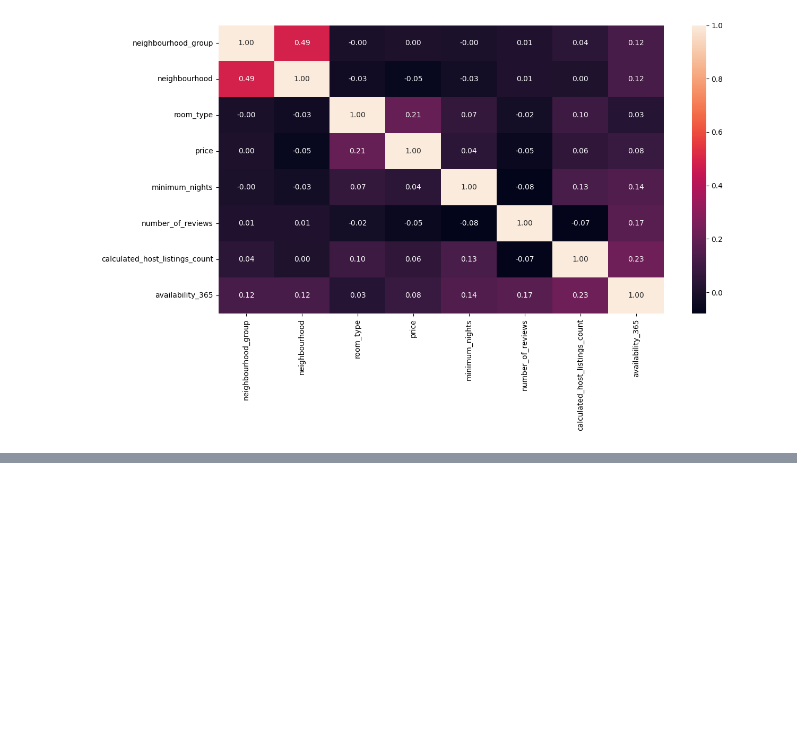
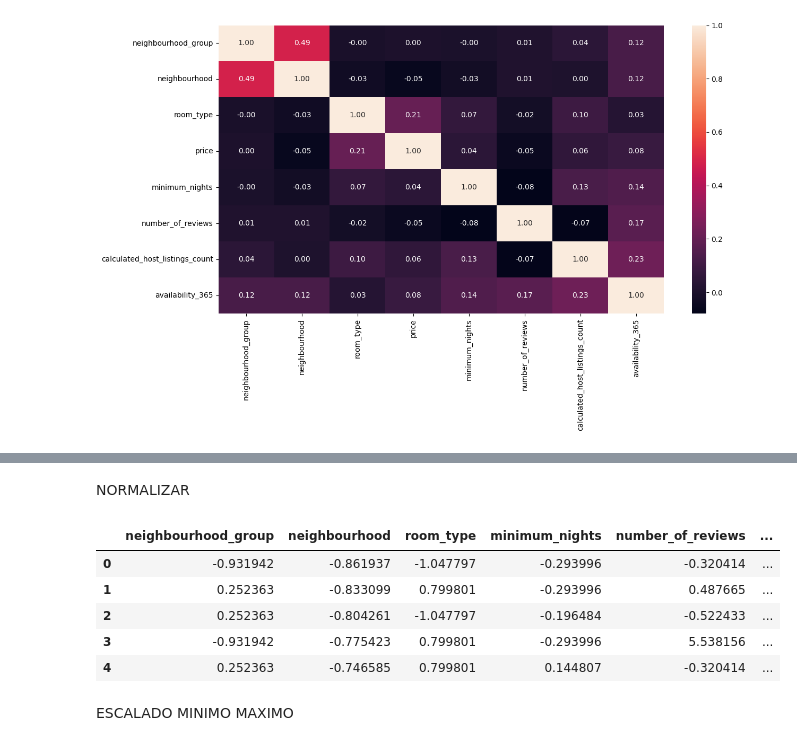
Before and after one commit to Rafaelperezortiz/proyectEDA, a Jupyter notebook: src/explore.ipynb, the cells around one changed output, grey strips where cells are left out. Cells and saved outputs as stored; diff of their text form; code cells hidden in the pictures; blank space fills up the shorter version.

```diff
--- a/src/explore.ipynb
+++ b/src/explore.ipynb
@@ -246,3 +251,25 @@ total_data.describe()
 | 50% | 1.000000 | 19.000000 | 1.000000 | 106.000000 | 3.000000 | 5.000000 | ... |
 | 75% | 1.000000 | 37.000000 | 1.000000 | 175.000000 | 5.000000 | 24.000000 | ... |
 | max | 4.000000 | 220.000000 | 2.000000 | 10000.000000 | 1250.000000 | 629.000000 | ... |
+# %% [markdown]
+NORMALIZAR
+# %%
+from sklearn.preprocessing import StandardScaler
+
+num_variables = total_data.columns[total_data.columns != "price"]
+prices = total_data["price"]
+
+scaler = StandardScaler()
+norm_features = scaler.fit_transform(total_data[num_variables])
+total_data_norm = pd.DataFrame(norm_features, index = total_data.index, columns = num_variables)
+total_data_norm["price"] = prices
+total_data_norm.head()
+# %% [output]
+|  | neighbourhood_group | neighbourhood | room_type | minimum_nights | number_of_reviews | ... |
+| 0 | -0.931942 | -0.861937 | -1.047797 | -0.293996 | -0.320414 | ... |
+| 1 | 0.252363 | -0.833099 | 0.799801 | -0.293996 | 0.487665 | ... |
+| 2 | 0.252363 | -0.804261 | -1.047797 | -0.196484 | -0.522433 | ... |
+| 3 | -0.931942 | -0.775423 | 0.799801 | -0.293996 | 5.538156 | ... |
+| 4 | 0.252363 | -0.746585 | 0.799801 | 0.144807 | -0.320414 | ... |
+# %% [markdown]
+ESCALADO MINIMO MAXIMO
```
Also changed, not shown: parts of 9 cells of this notebook.
